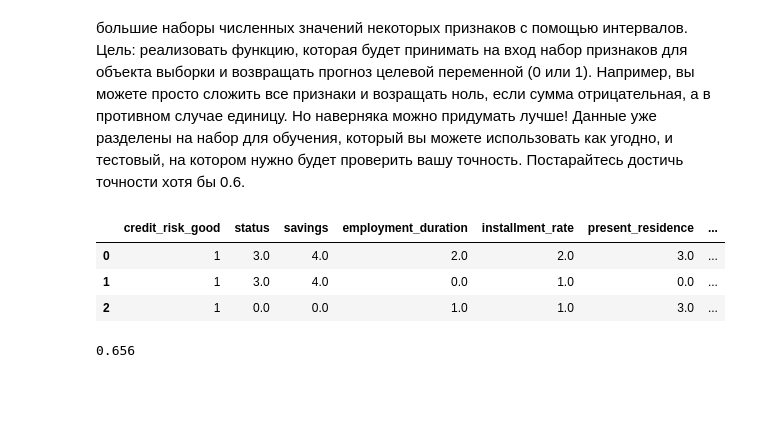
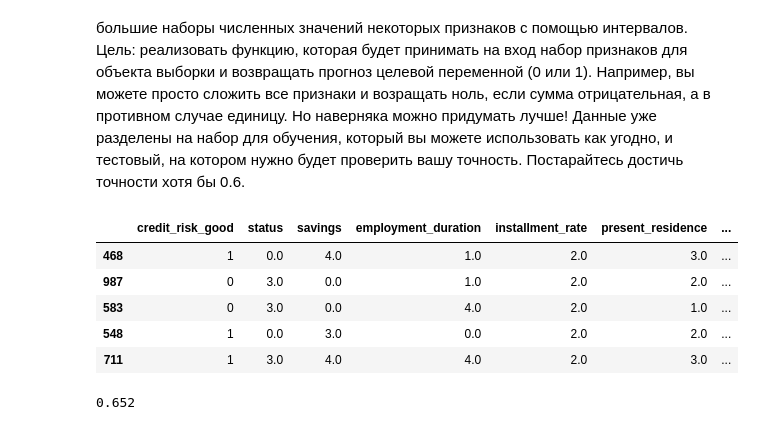
Before and after one commit to lapshinaaa/homework_machineLearning, a Jupyter notebook: homework3.ipynb, the cells around one changed output. Saved outputs shown, nothing was run; the diff lists cells and outputs as text; code cells hidden in the pictures; blank space fills up the shorter version.

```diff
--- a/homework3.ipynb
+++ b/homework3.ipynb
@@ -387,45 +403,50 @@ print(data.columns.tolist()) #  showing that the categorical data was, indeed, r
 # %%
 from sklearn.preprocessing import LabelEncoder
 
 # rescale the features using intervals so that overfitting (переобучение) doesn't take place:
 label = LabelEncoder()
-data["AmountBin_Code"] = label.fit_transform(pd.cut(data["amount"].astype(int), 6))
-data["DurationBin_Code"] = label.fit_transform(pd.cut(data["duration"].astype(int), 4))
-data["AgeBin_Code"] = label.fit_transform(pd.cut(data["age"].astype(int), 5))
+data["AmountBin_Code"] = label.fit_transform(pd.cut(data["amount"].astype(int), 3))
+data["DurationBin_Code"] = label.fit_transform(pd.cut(data["duration"].astype(int), 3))
+data["AgeBin_Code"] = label.fit_transform(pd.cut(data["age"].astype(int), 3))
 
 # deleting these columns, including 'teleplone' and 'foreign worker' (because it does not really affect the target variable)
 data.drop(columns=['duration', 'amount', 'age', 'telephone_yes (under customer name)', 'foreign_worker_yes'], axis=1, inplace=True)
 
-data.head(3)
+data.sample(5)
 # %% [output]
 |  | credit_risk_good | status | savings | employment_duration | installment_rate | present_residence | ... |
-| 0 | 1 | 3.0 | 4.0 | 2.0 | 2.0 | 3.0 | ... |
-| 1 | 1 | 3.0 | 4.0 | 0.0 | 1.0 | 0.0 | ... |
-| 2 | 1 | 0.0 | 0.0 | 1.0 | 1.0 | 3.0 | ... |
+| 468 | 1 | 0.0 | 4.0 | 1.0 | 2.0 | 3.0 | ... |
+| 987 | 0 | 3.0 | 0.0 | 1.0 | 2.0 | 2.0 | ... |
+| 583 | 0 | 3.0 | 0.0 | 4.0 | 2.0 | 1.0 | ... |
+| 548 | 1 | 0.0 | 3.0 | 0.0 | 2.0 | 2.0 | ... |
+| 711 | 1 | 3.0 | 4.0 | 4.0 | 2.0 | 3.0 | ... |
 # %%
 def predict(Xtest: np.array) -> np.array:
     predictions = []
 
-    for row in Xtest: # the algorithm will first calculate the sum of all the values in each row
-      overall_sum = sum(row)
+    # defining weights for each column (the column 'savings' seems like the most important one)
+    weights = np.array([0.25, 5, 0.4, 1, 1, 1.8, 1, 1, 1, 0.5])
+    weighted_sum = np.dot(Xtest, weights)
 
-      if overall_sum == 0:
-        predictions.append(0)
+    pass_value = 4
+
+    for row in weighted_sum:
+      if row > pass_value:
+        predictions.append(1)
 
       else:
-        predictions.append(1)
+        predictions.append(0)
 
     return np.array(predictions)
 
 
 from sklearn.model_selection import train_test_split
 from sklearn.metrics import accuracy_score
+
 X = data.drop('credit_risk_good', 1).values
 y = data['credit_risk_good'].values
 X_train, X_test, y_train, y_test = train_test_split(X, y, test_size=0.25, random_state=10)
 
-
-
 accuracy_score(y_test, predict(X_test))
 # %% [output]
-0.656
+0.652
```
Also changed, not shown: parts of 8 cells of this notebook.
